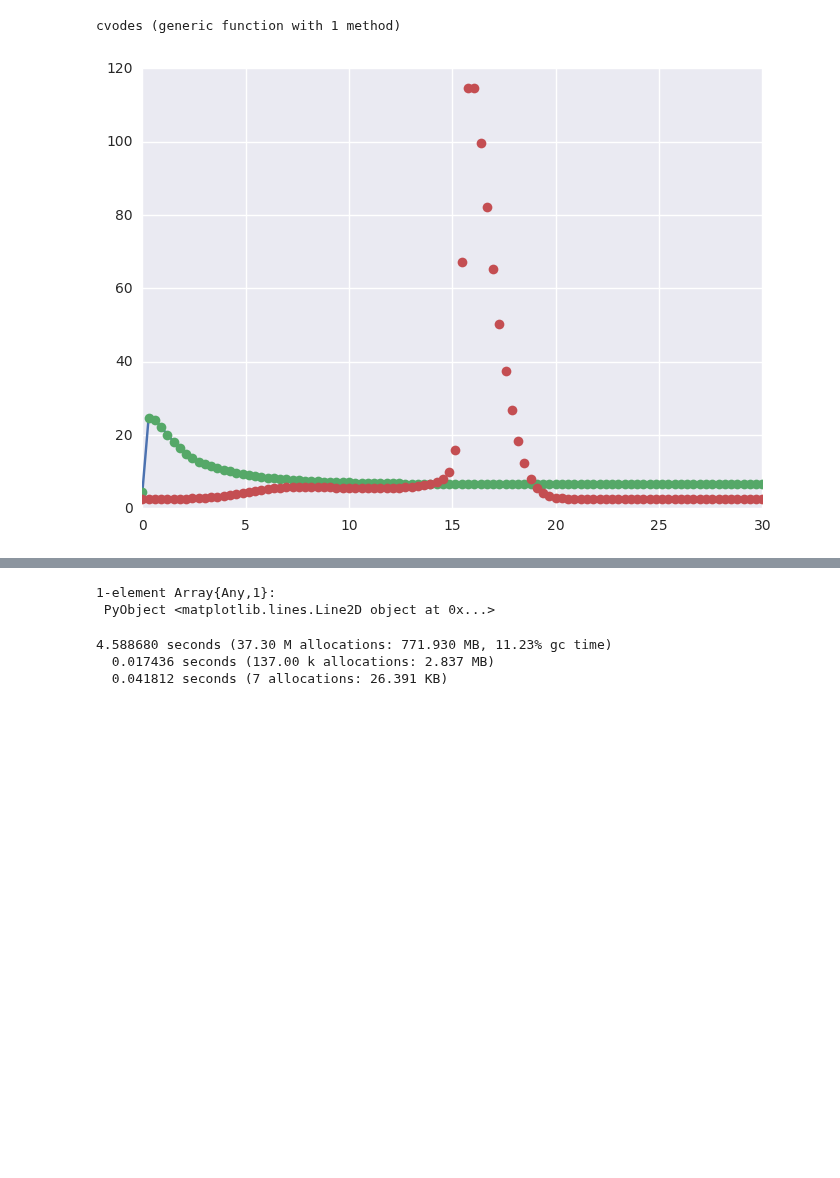
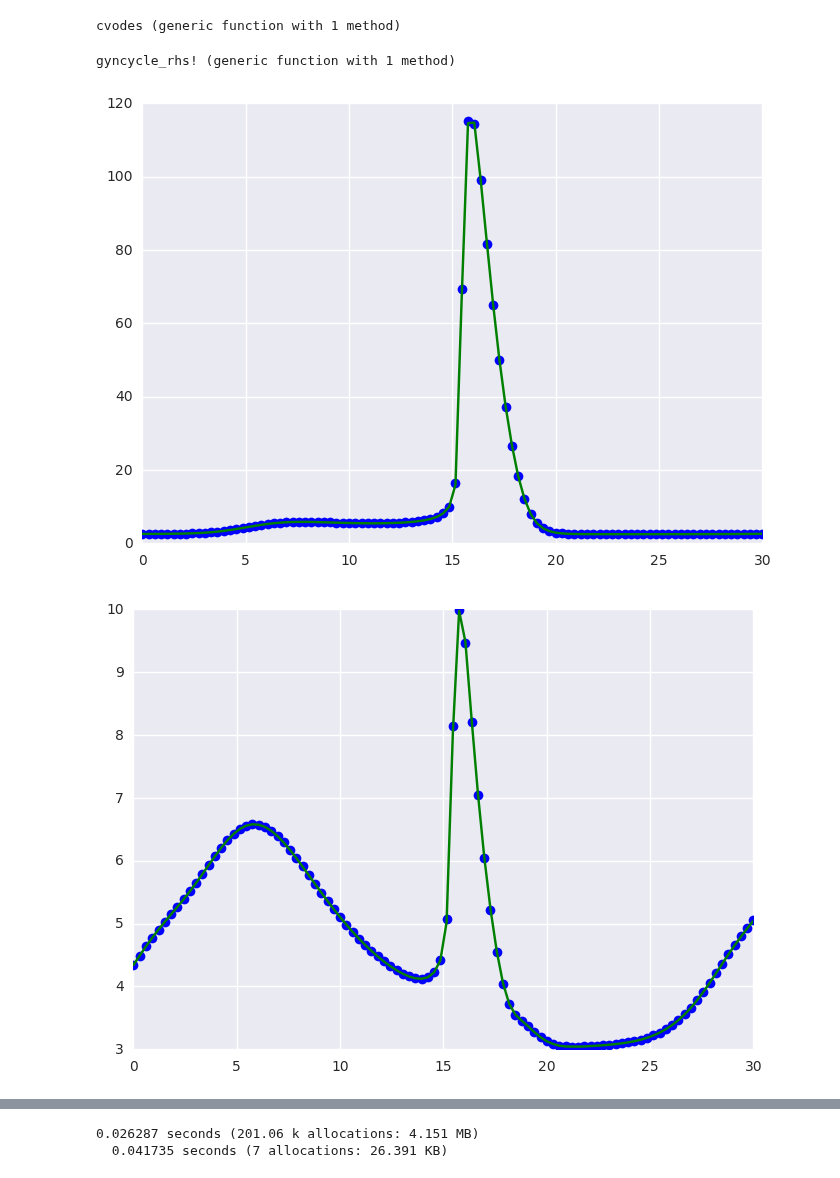
Before and after one commit to axsk/GynC.jl, a Jupyter notebook: notebooks/cvodes.ipynb, the cells around one changed output, grey strips where cells are left out. Cells and saved outputs as stored; diff of their text form; code cells hidden in the pictures; blank space fills up the shorter version.

Commit message:
fix missing brackets in gyncycle_rhs!
remove length assertions for speedup (0.04s -> 0.026s)

```diff
--- a/notebooks/cvodes.ipynb
+++ b/notebooks/cvodes.ipynb
@@ -71,22 +71,27 @@ function cvodes(f::Function, y0::Vector{Float64}, p::Vector{Float64}, ts::Vector
 end
 # %% [output]
 cvodes (generic function with 1 method)
+# %%
+using PyPlot
+using GynC
+include("../src/gyncycle.jl")
+# %% [output]
+gyncycle_rhs! (generic function with 1 method)
 # %%
-using PyPlot
-using GynC
-include("../src/gyncycle.jl")
+t = collect(linspace(0,30,100));
+p = copy(GynC.refallparms)
+y0 = copy(GynC.refy0)
 
-t = collect(linspace(0,30,100));
-p = GynC.refallparms
-y0 = GynC.refy0
-
-@time (sol_cvodes, sens) = cvodes((t, y, ydot, p) -> gyncycle_rhs!(y, p, ydot), y0, p, t)
-@time sol_cvode = Sundials.cvode((t,y,ydot) -> gyncycle_rhs!(y, p, ydot), y0, t)
+#@time (sol_cvodes, sens) = cvodes((t, y, ydot, p) -> gyncycle_rhs!(y, p, ydot), y0, p, t)
+@time sol_cvode = Sundials.cvode((t,y,ydot) -> gyncycle_rhs!(y, p, ydot), y0, t)#, reltol = 1e-2, abstol=1e-2)
 @time sol_limex = GynC.gync(y0, t, p)
 
-
-plot(t, sol_cvodes[:,7])
-plot(t, sol_cvode[:,7], "o")
-plot(t, sol_limex[2,:] |> vec, "o")
+for s in [2,7,24,25]
+figure()
+#plot(t, sol_cvodes[:,s])
+plot(t, sol_cvode[:,s], "o", c="b")
+plot(t, sol_limex[s,:] |> vec, c="g")
+end
 # %% [output]
-[figure, old version]
+[figure, new version]
+[figure, added]
@@ -93,5 +100,2 @@ plot(t, sol_limex[2,:] |> vec, "o")
-1-element Array{Any,1}:
- PyObject <matplotlib.lines.Line2D object at 0x...>
+0.026287 seconds (201.06 k allocations: 4.151 MB)
+  0.041735 seconds (7 allocations: 26.391 KB)
-4.588680 seconds (37.30 M allocations: 771.930 MB, 11.23% gc time)
-  0.017436 seconds (137.00 k allocations: 2.837 MB)
-  0.041812 seconds (7 allocations: 26.391 KB)
```
Also changed, not shown: parts of 1 cell of this notebook, 1 other file.
